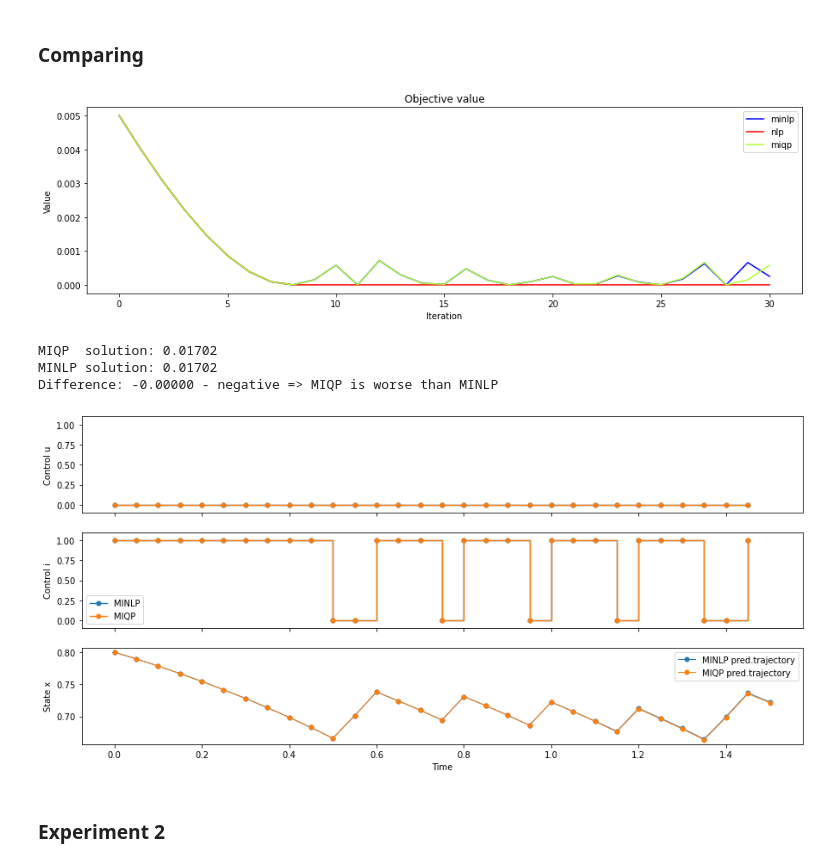
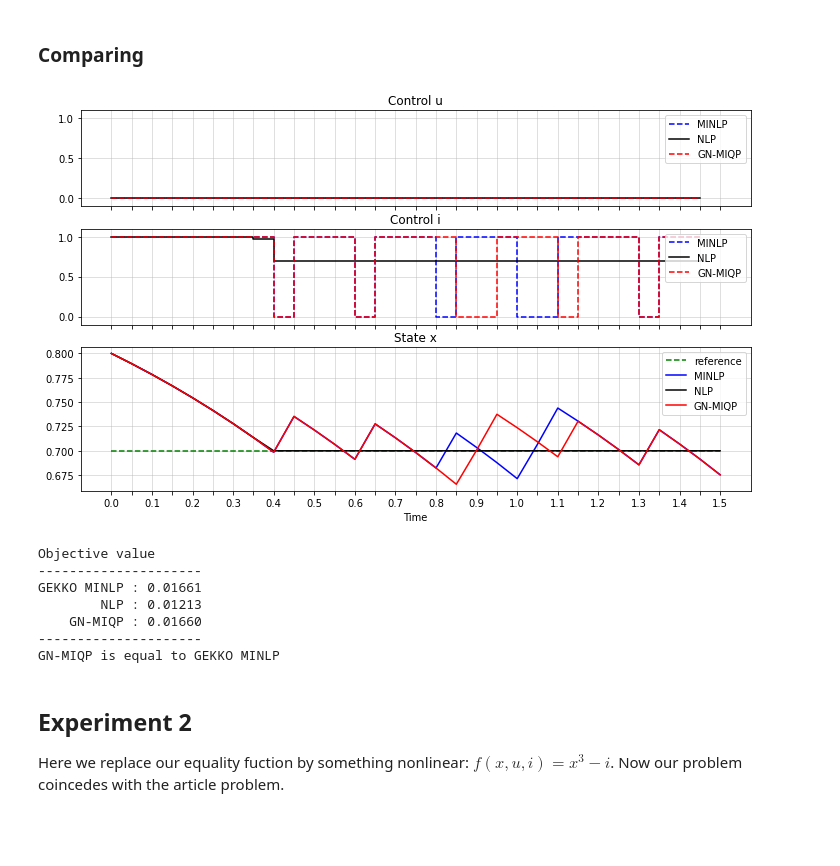
Before and after one commit to anabatsh/Optimal-Control, a Jupyter notebook: MINL Optimal Control.ipynb, the cells around one changed output. Drawn from its saved outputs; the diff is of its cells as text; code cells hidden in the pictures; blank space fills up the shorter version.

```diff
--- a/MINL Optimal Control.ipynb
+++ b/MINL Optimal Control.ipynb
@@ -187,21 +176,20 @@ Objective value: 0.0170187900
 # %% [markdown]
 ### Comparing
-# %%
-compare_obj_trajectory(history_minlp, history_nlp, history_dist, history_miqp)
-# %% [output]
-[figure, removed]
 # %%
-compare_final_obj(history_minlp, history_miqp)
+compare_results(history_minlp, history_nlp, history_gn)
 # %% [output]
+[figure, added]
-MIQP  solution: 0.01702
-MINLP solution: 0.01702
-Difference: -0.00000 - negative => MIQP is worse than MINLP
+Objective value
+---------------------
+GEKKO MINLP : 0.01661
+        NLP : 0.01213
+    GN-MIQP : 0.01660
+---------------------
+GN-MIQP is equal to GEKKO MINLP
-# %%
-compare_var_trajectory(history_minlp, history_miqp)
-# %% [output]
-[figure, removed]
-# %% [markdown]
-### Experiment 2
+# %% [markdown]
+## Experiment 2
+
+Here we replace our equality fuction by something nonlinear: $f(x, u, i) = x^3 - i$. Now our problem coincedes with the article problem.
 # %%
 def f(x, u, i):
     return x ** 3 - i
```
Also changed, not shown: parts of 33 cells of this notebook, 5 other files.
